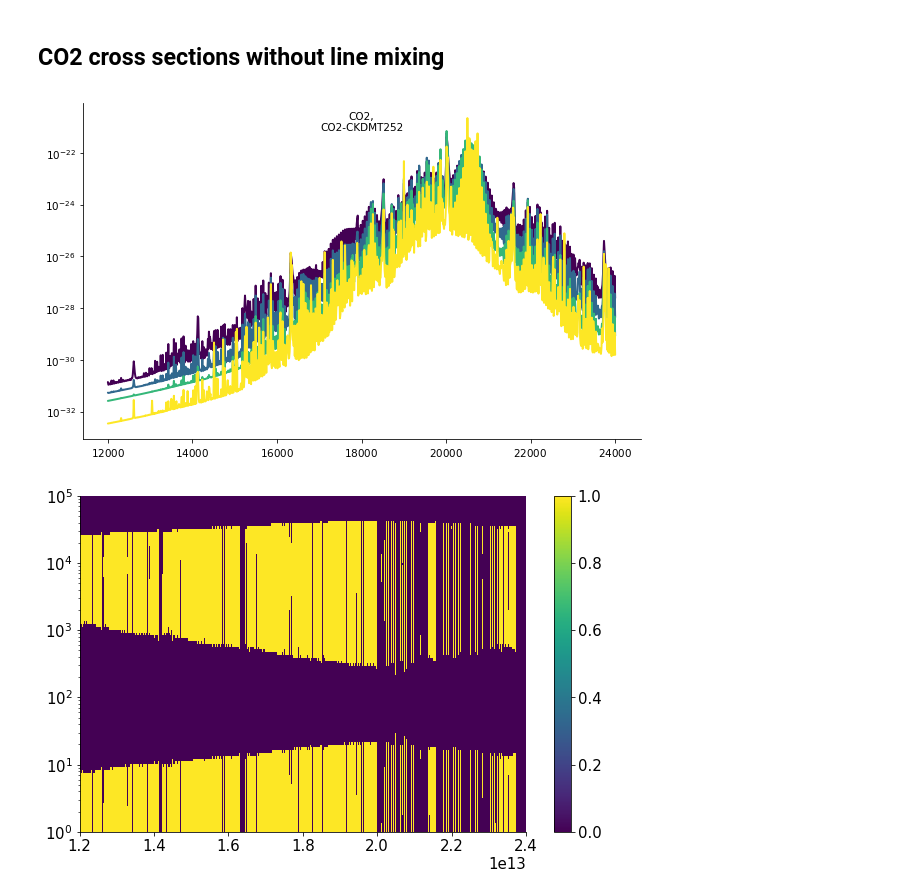
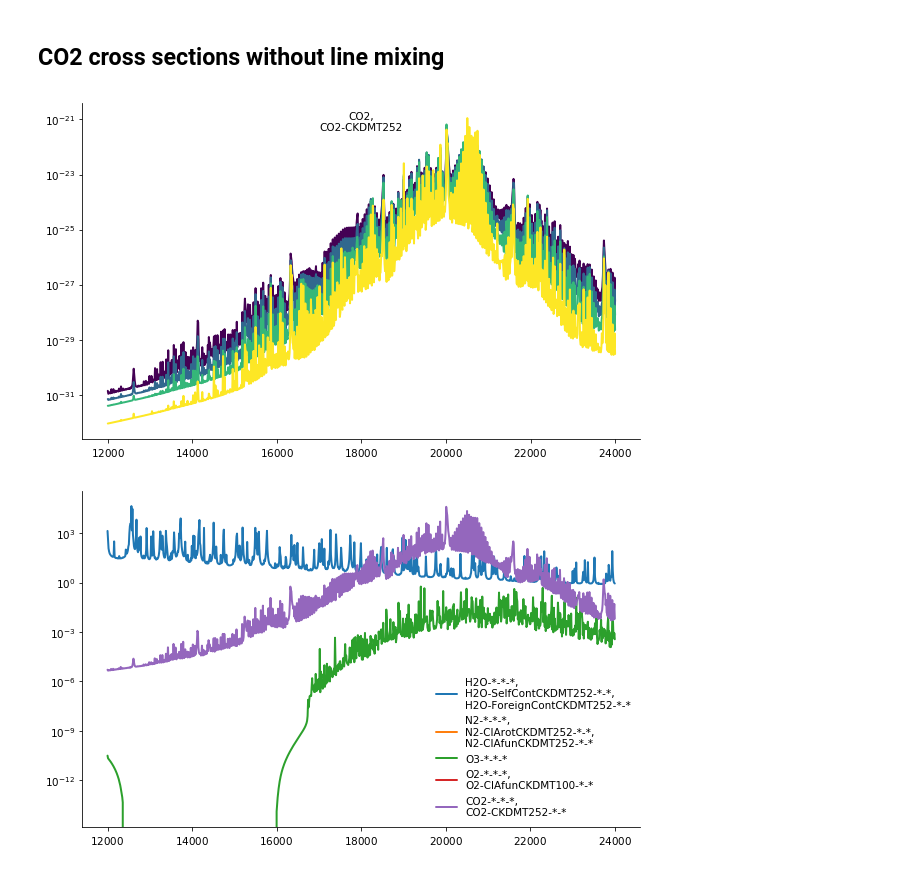
Before and after one commit to olemke/linemixing-test, a Jupyter notebook: linemixing.ipynb, the cells around one changed output. Cells and saved outputs as stored; diff of their text form; code cells hidden in the pictures.

```diff
--- a/linemixing.ipynb
+++ b/linemixing.ipynb
@@ -27,14 +47,12 @@ ty.plots.arts_lookup.plot_lookup_xsec(abslookup_lm, [0, 10, 20, 40], species=[['
 CO2 cross sections without line mixing
 --
 # %%
-ty.plots.arts_lookup.plot_lookup_xsec(abslookup_nolm, [0, 10, 20, 40], species=[['CO2-*-*-*', 'CO2-CKDMT252-*-*']])
+ty.plots.arts_lookup.plot_lookup_xsec(abslookup_nolm, [0, 10, 20, 40], species=[
+                                      ['CO2-*-*-*', 'CO2-CKDMT252-*-*']])
 # %% [output]
-[figure, old version]
+[figure, new version]
-# %%
-fig, ax = plt.subplots()
-y, x = np.meshgrid(abslookup_lm.pressuregrid, abslookup_lm.frequencygrid)
-cax = ax.pcolormesh(x, y, (co2_lm<-0.1).astype(int))
-fig.colorbar(cax)
-ax.set_yscale('log')
-# %% [output]
-[figure, removed]
+# %%
+opacity = ty.plots.arts_lookup.calc_opacity_from_lookup(abslookup_nolm)
+ty.plots.arts_lookup.plot_lookup_opacity(abslookup_nolm, opacity)
+# %% [output]
+[figure, added]
```
Also changed, not shown: parts of 14 cells of this notebook.
